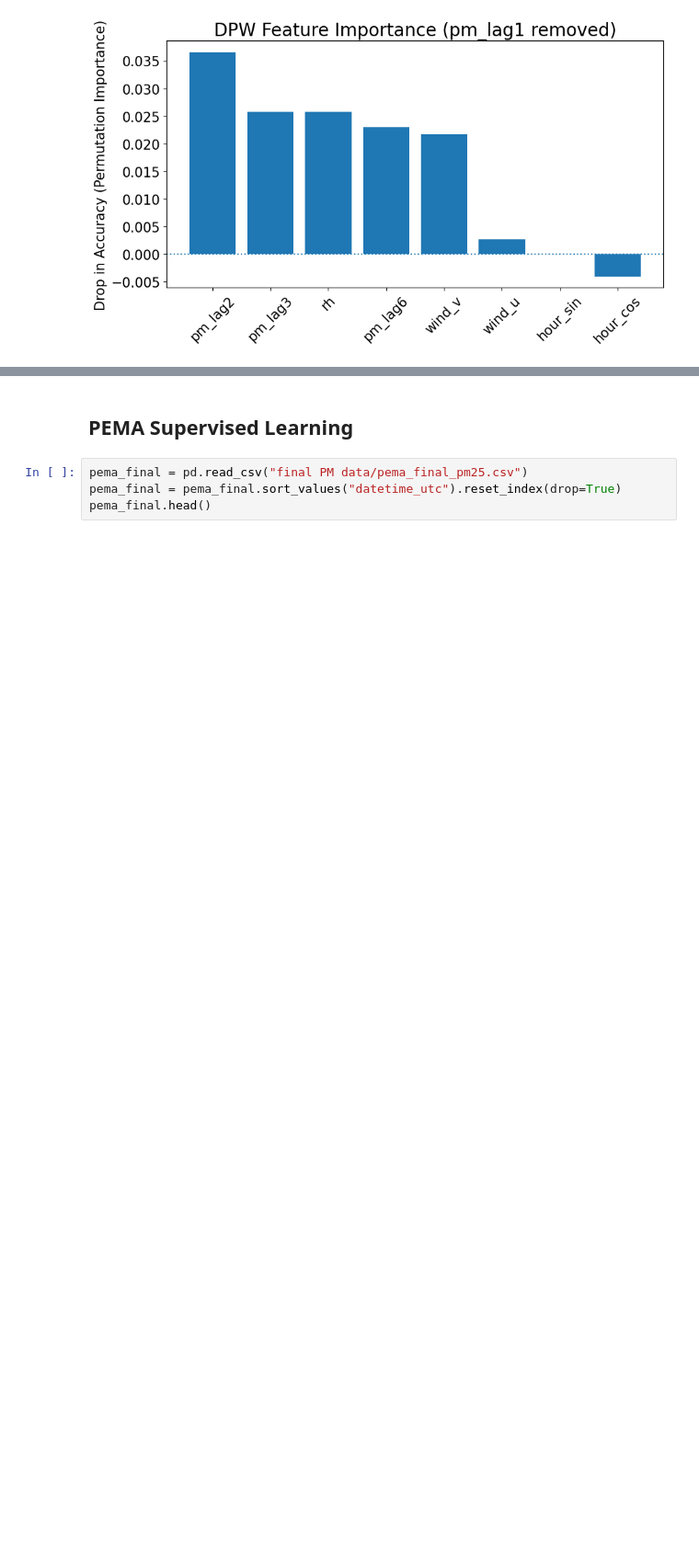
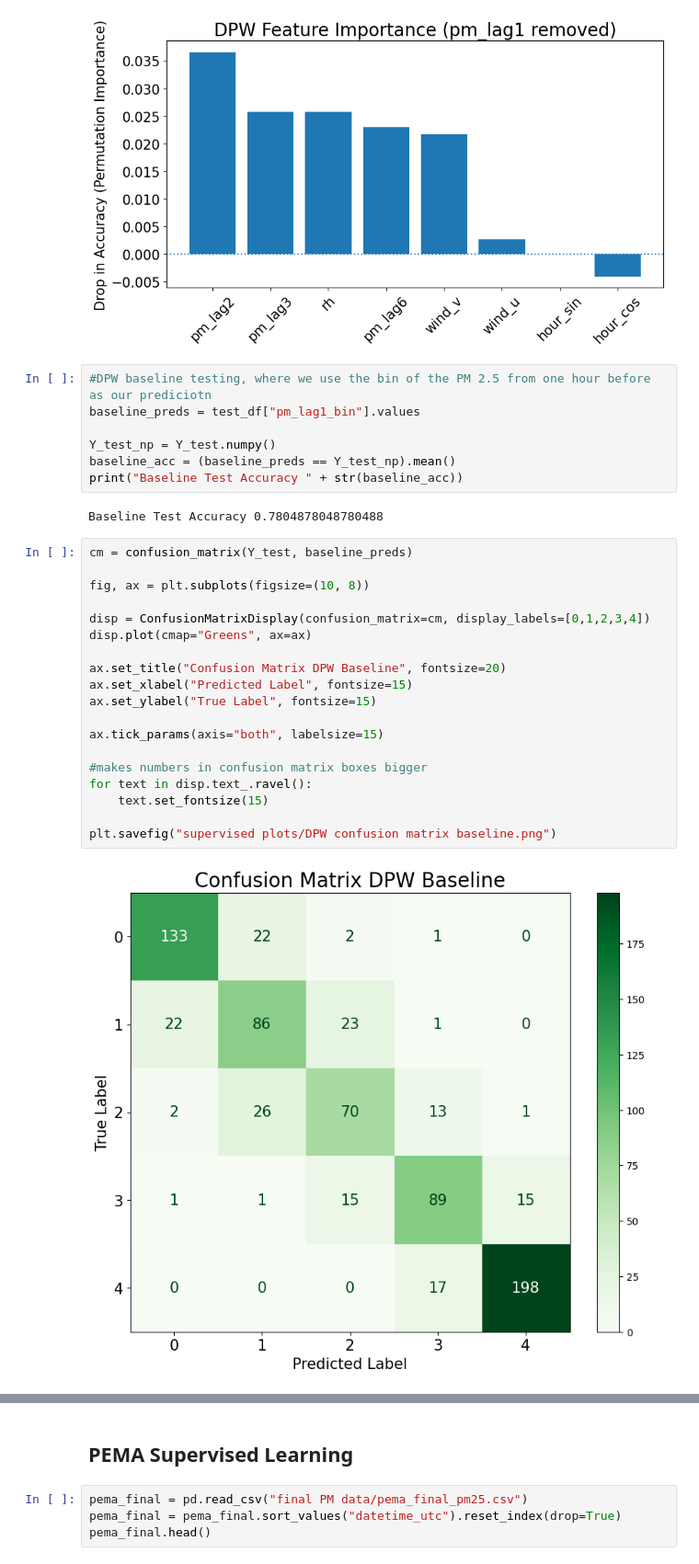
Before and after one commit to jacklardner/wind-pm-analysis, a Jupyter notebook: supervised.ipynb, the cells around one changed output, grey strips where cells are left out. Shown at 92% size. Saved outputs shown, nothing was run; the diff lists cells and outputs as text; blank space fills up the shorter version.

Commit message:
added baseline testing

```diff
--- a/supervised.ipynb
+++ b/supervised.ipynb
@@ -289,3 +289,33 @@ plt.savefig("supervised plots/DPW feature importance pm_lag1 removed.png")
 plt.show()
 # %% [output]
 [figure]
+# %%
+#DPW baseline testing, where we use the bin of the PM 2.5 from one hour before as our prediciotn
+baseline_preds = test_df["pm_lag1_bin"].values
+
+Y_test_np = Y_test.numpy()
+baseline_acc = (baseline_preds == Y_test_np).mean()
+print("Baseline Test Accuracy " + str(baseline_acc))
+# %% [output]
+Baseline Test Accuracy 0.7804878048780488
+# %%
+cm = confusion_matrix(Y_test, baseline_preds)
+
+fig, ax = plt.subplots(figsize=(10, 8))
+
+disp = ConfusionMatrixDisplay(confusion_matrix=cm, display_labels=[0,1,2,3,4])
+disp.plot(cmap="Greens", ax=ax)
+
+ax.set_title("Confusion Matrix DPW Baseline", fontsize=20)
+ax.set_xlabel("Predicted Label", fontsize=15)
+ax.set_ylabel("True Label", fontsize=15)
+
+ax.tick_params(axis="both", labelsize=15)
+
+#makes numbers in confusion matrix boxes bigger
+for text in disp.text_.ravel():
+    text.set_fontsize(15)
+
+plt.savefig("supervised plots/DPW confusion matrix baseline.png")
+# %% [output]
+[figure, added]
```
Also changed, not shown: parts of 7 cells of this notebook, 9 other files.
